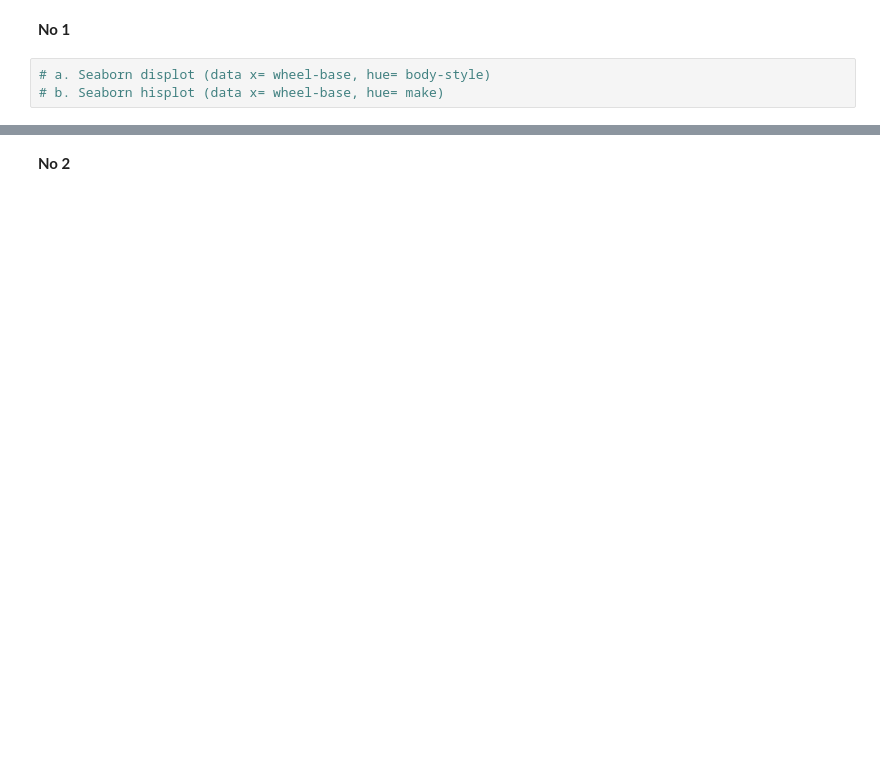
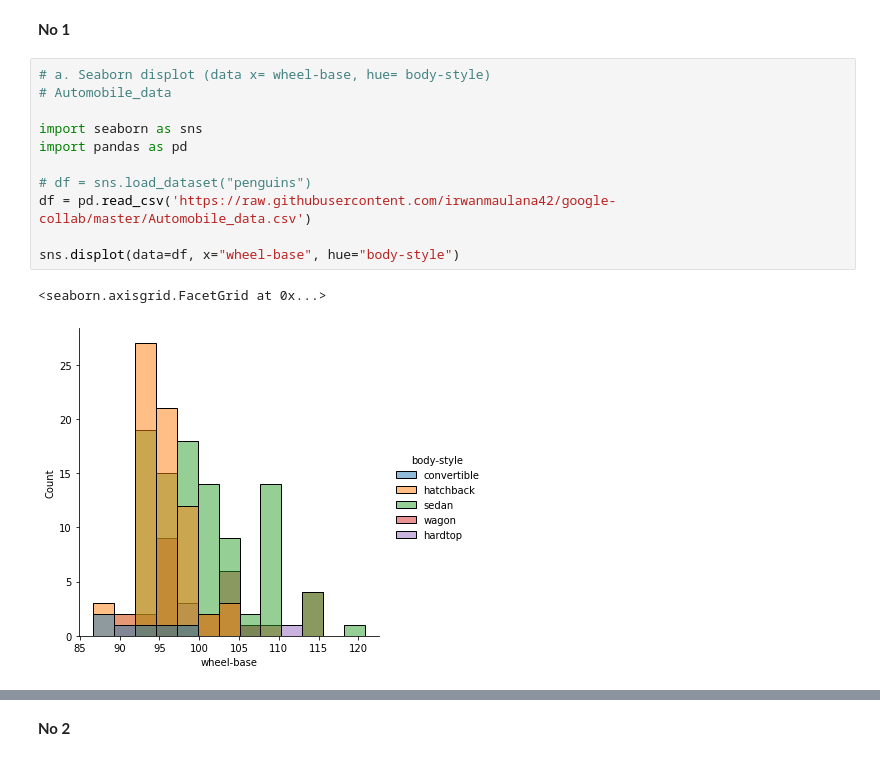
Before and after one commit to irwanmaulana42/google-collab, a Jupyter notebook: TB 2 DML.ipynb, the cells around one changed output, grey strips where cells are left out. Drawn from its saved outputs; the diff is of its cells as text; blank space fills up the shorter version.

```diff
--- a/TB 2 DML.ipynb
+++ b/TB 2 DML.ipynb
@@ -4,4 +4,15 @@
 **No 1**
 # %%
 # a. Seaborn displot (data x= wheel-base, hue= body-style)
-# b. Seaborn hisplot (data x= wheel-base, hue= make)
+# Automobile_data
+
+import seaborn as sns
+import pandas as pd
+
+# df = sns.load_dataset("penguins")
+df = pd.read_csv('https://raw.githubusercontent.com/irwanmaulana42/google-collab/master/Automobile_data.csv')
+
+sns.displot(data=df, x="wheel-base", hue="body-style")
+# %% [output]
+<seaborn.axisgrid.FacetGrid at 0x...>
+[figure, added]
```
Also changed, not shown: parts of 16 cells of this notebook.
